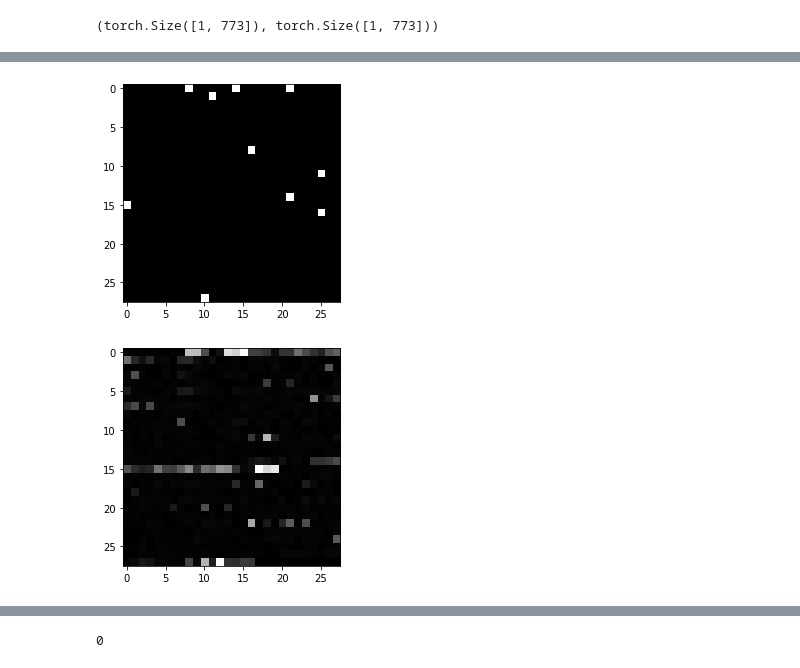
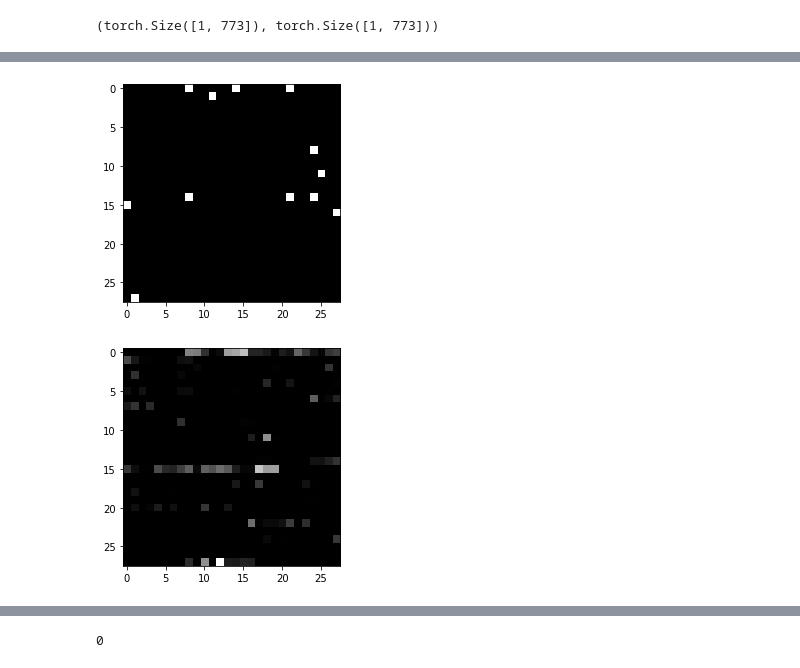
Before and after one commit to progs2002/chess_nn, a Jupyter notebook: AE.ipynb, the cells around one changed output, grey strips where cells are left out. Cells and saved outputs as stored; diff of their text form; code cells hidden in the pictures.

```diff
--- a/AE.ipynb
+++ b/AE.ipynb
@@ -11,8 +11,9 @@ from matplotlib import pyplot as plt
 from extractor import get_dataset
 
 path = 'dataset/games.pgn'
-num_games = 30000
+num_games = 20000
 device ='cuda'
 
-X, Y = get_dataset(path, num_games=num_games, device=device)
+white_X, black_X = get_dataset(path, num_games=num_games, device=device)
+white_Y, black_Y = torch.ones((white_X.shape[0]), dtype=torch.float, device=device), torch.zeros((black_X.shape[0]), dtype=torch.float, device=device)
 # %%
@@ -58,0 +53,3 @@ loader = DataLoader(dataset, batch_size=64, shuffle=True)
+# %%
+ae_dataset = TensorDataset(torch.cat((white_X,black_X),dim=0),torch.cat((white_Y,black_Y),dim=0))
+ae_loader = DataLoader(ae_dataset, batch_size=64, shuffle=True)
@@ -61,7 +62,7 @@ model = Autoencoder().to(device)
 criterion = nn.MSELoss()
 optimizer = optim.SGD(model.parameters(),lr=0.1)
 # %%
-track = X[0].view(1,-1).detach()
+track = white_X[0].view(1,-1).detach()
 track.shape
 # %% [output]
 torch.Size([1, 773])
@@ -72,14 +69,14 @@ X.shape[0]
 # %%
-epochs = 50
+epochs = 20
 outputs = []
 losses = []
 
-print_interval = X.shape[0]//(64*10)
+print_interval = len(ae_dataset)//(64*10)
 
 for epoch in range(epochs):
     running_loss = 0
     print(f"Epoch {epoch+1}\n-------------------------------")
-    for batch, (x, _) in enumerate(loader):
+    for batch, (x, _) in enumerate(ae_loader):
         out = model(x)
         loss = criterion(out,x)
         optimizer.zero_grad()
@@ -139,11 +116,11 @@ tensor([0., 0., 0., 0., 0., 0., 0., 0., 1., 0., 0., 0., 0., 0., 1., 0., 0., 0.,
 # %%
 view_matrix(track[0])
 # %% [output]
-[figure, old version]
+[figure, new version]
 # %%
-view_matrix(outputs[1][0])
+view_matrix(outputs[-1][0])
 # %% [output]
-[figure, old version]
+[figure, new version]
 # %%
 class DeepChess(nn.Module):
     def __init__(self):
```
Also changed, not shown: parts of 16 cells of this notebook, 2 other files.
